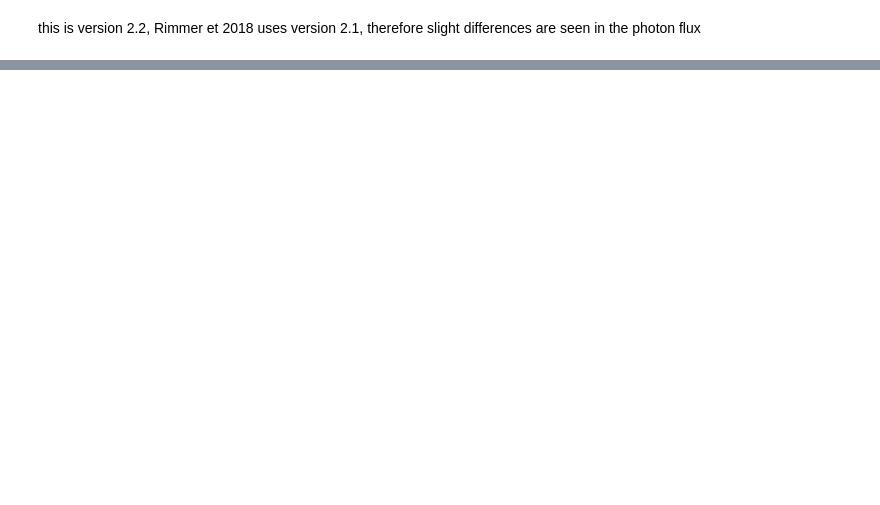
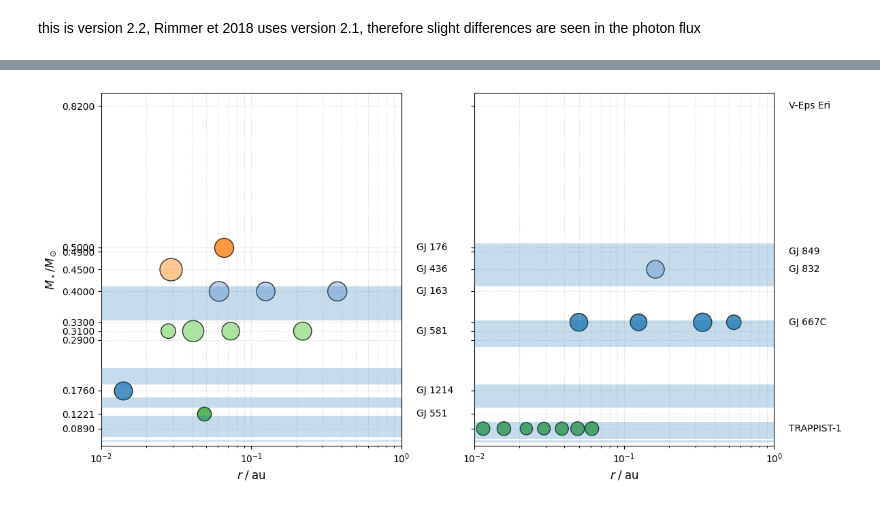
Before and after one commit to vik-ell/P3_Project, a Jupyter notebook: scaling_mdwarf.ipynb, the cells around one changed output, grey strips where cells are left out. Saved outputs shown, nothing was run; the diff lists cells and outputs as text; code cells hidden in the pictures; blank space fills up the shorter version.

```diff
--- a/scaling_mdwarf.ipynb
+++ b/scaling_mdwarf.ipynb
@@ -234,0 +297,82 @@ plt.legend()
+# %%
+import numpy as np
+import matplotlib.pyplot as plt
+
+# ─────── Your catalog ───────
+systems = {
+    "GJ 1214":    {"Mstar": 0.176,  "r": [0.014],                                "Mp": [6.26]},
+    "GJ 163":     {"Mstar": 0.40,   "r": [0.061, 0.125, 0.375],                  "Mp": [10.6, 7.1, 8.7]},
+    "GJ 176":     {"Mstar": 0.50,   "r": [0.066],                                "Mp": [8.4]},
+    "GJ 436":     {"Mstar": 0.45,   "r": [0.029],                                "Mp": [22.2]},
+    "GJ 551":     {"Mstar": 0.1221, "r": [0.0485],                              "Mp": [1.27]},     # Proxima b
+    "GJ 581":     {"Mstar": 0.31,   "r": [0.028, 0.041, 0.073, 0.22],            "Mp": [1.7, 15.7, 5.4, 6.1]},
+    "GJ 667C":    {"Mstar": 0.33,   "r": [0.050, 0.125, 0.334, 0.54],            "Mp": [5.7, 3.8, 6.8, 1.7]},
+    "GJ 832":     {"Mstar": 0.45,   "r": [0.162, 3.56],                         "Mp": [5.4, 216.0]},
+    "GJ 849":     {"Mstar": 0.49,   "r": [2.35, 6.80],                          "Mp": [289.0, 222.0]},
+    "LHS 678-39": {"Mstar": 0.29,   "r": [],                                   "Mp": []},        # no confirmed planets
+    "TRAPPIST-1": {"Mstar": 0.089,  "r": [0.0115,0.0158,0.0223,0.0292,0.0385,0.0490,0.0610],
+                                      "Mp":[1.02, 1.16, 0.66, 0.77, 0.93, 1.14, 1.16]},
+    "V-Eps Eri":  {"Mstar": 0.82,   "r": [3.39],                               "Mp": [248.0]},    # ε Eri b ≃0.78 MJup ≃248 M⊕
+}
+
+# ── Split into two halves for left/right panels ──
+names = list(systems.keys())
+mid   = len(names)//2
+left_keys, right_keys = names[:mid], names[mid:]
+
+fig, (axL, axR) = plt.subplots(1, 2, figsize=(12, 6), sharey=True)
+
+for ax, keys in zip((axL, axR), (left_keys, right_keys)):
+
+    # 1) pale‑blue histogram of all r's behind
+    r_all = np.hstack([systems[k]["r"] for k in keys if systems[k]["r"]])
+    ax_hist = ax.twinx()
+    ax_hist.hist(r_all,
+                 bins=np.logspace(-2, 1, 30),
+                 orientation='horizontal',
+                 color='C0', alpha=0.25)
+    ax_hist.set_ylim(0, 1)           # we'll rescale it below
+    ax_hist.set_yticks([])           # hide its ticks
+    ax_hist.set_frame_on(False)
+    ax_hist.set_xlim(0, 1)           # no horizontal span
+
+    # 2) scatter each system’s planets
+    for i, name in enumerate(keys):
+        Mstar = systems[name]["Mstar"]
+        r_list = systems[name]["r"]
+        Mp_list= systems[name]["Mp"]
+        if not r_list:
+            continue
+
+        # color from tab20
+        color = plt.cm.tab20(i % 20)
+        sizes = np.array(Mp_list)**(1/3) * 200    # scale ∝ m^(1/3)
+        ax.scatter(r_list,
+                   [Mstar]*len(r_list),
+                   s=sizes,
+                   color=color,
+                   edgecolor='k',
+                   alpha=0.8)
+
+        # label system on right
+        ax.text(1.05, Mstar, name,
+                va='center', ha='left',
+                transform=ax.get_yaxis_transform(),
+                fontsize=10)
+
+    # 3) formatting
+    ax.set_xscale('log')
+    ax.set_xlim(1e-2, 10**np.log10(1))  # up to 1 au; change max if you have wider orbits
+    ax.set_xlabel(r"$r\;/\;\mathrm{au}$", fontsize=12)
+    ax.grid(True, which='both', ls=':', alpha=0.5)
+
+# shared y‑axis label & ticks
+axL.set_ylabel(r"$M_\star/M_\odot$", fontsize=12)
+axL.set_ylim(0.05, 0.85)
+yticks = sorted({systems[n]["Mstar"] for n in names})
+axL.set_yticks(yticks)
+
+plt.tight_layout()
+plt.show()
+# %% [output]
+[figure, added]
```
Also changed, not shown: parts of 12 cells of this notebook.
